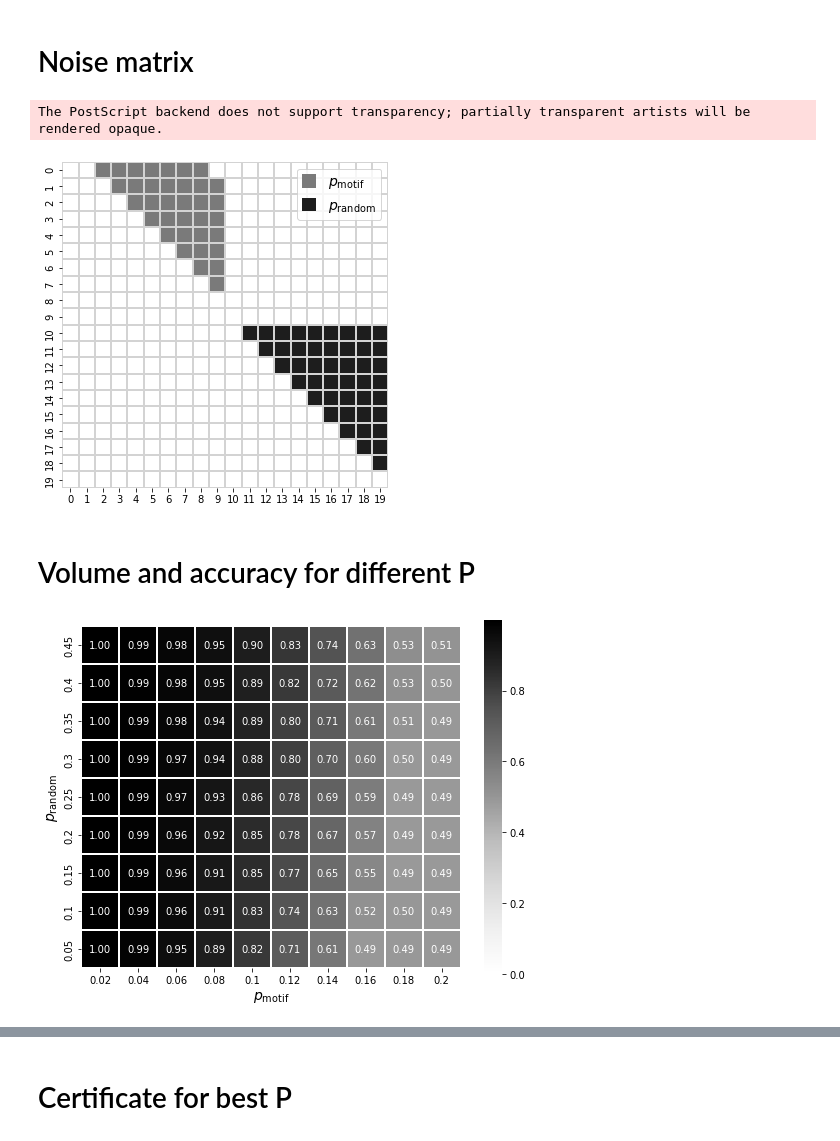
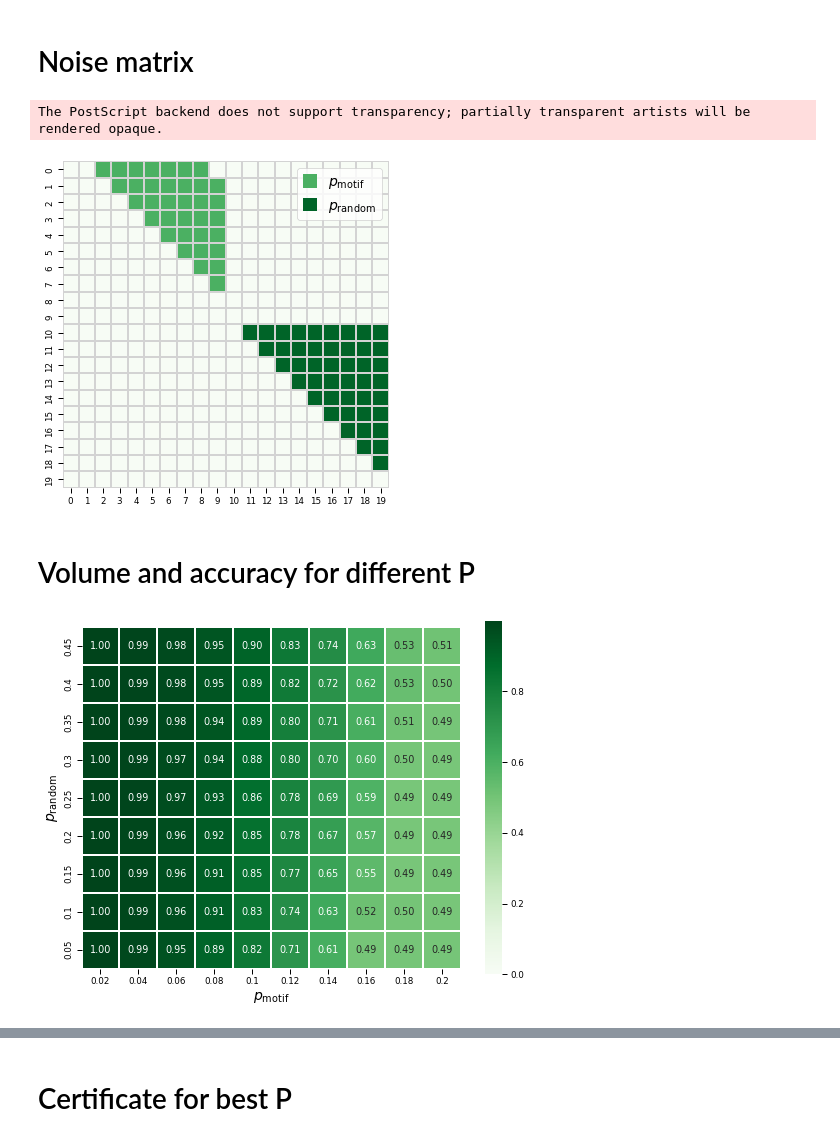
Before and after one commit to pierreosselin/structureaware, a Jupyter notebook: script_kernel/certificates.ipynb, the cells around one changed output, grey strips where cells are left out. Cells and saved outputs as stored; diff of their text form; code cells hidden in the pictures.

```diff
--- a/script_kernel/certificates.ipynb
+++ b/script_kernel/certificates.ipynb
@@ -12,12 +12,17 @@ import seaborn as sns
 import matplotlib.pyplot as plt
 import pickle
 from matplotlib import cm
+import matplotlib as mpl
 import pandas as pd
 import networkx as nx
 from matplotlib import ticker
 from tqdm import tqdm
 from functools import lru_cache
 import scipy
+
+sns.set_context('paper')
+colour_cmap = mpl.colormaps['Greens']
+grey_cmap = mpl.colormaps['Greens']
 # %% [markdown]
 # Settings
 # %%
@@ -135,20 +140,19 @@ noise_matrix[motif_n:, motif_n:] = p2
 # %%
 np.fill_diagonal(noise_matrix, 0.0)
 noise_matrix = np.triu(noise_matrix)
 fig, ax = plt.subplots(figsize=(6, 6))
-sns.heatmap(noise_matrix, square=True, cmap='Greys', linewidths=0.01, cbar=False, ax=ax, vmin=0, vmax=0.5, linecolor='lightgrey', linestyle='dashed')
+sns.heatmap(noise_matrix, square=True, cmap=grey_cmap, linewidths=0.01, cbar=False, ax=ax, vmin=0, vmax=0.5, linecolor='lightgrey', linestyle='dashed')
 
 
-cmap = plt.cm.Greys
 plt.rcParams['legend.handlelength'] = 1
 plt.rcParams['legend.handleheight'] = 1.125
-custom_lines = [plt.Rectangle((0,0), height=20, width=20, linewidth=0, color=cmap(0.3*2)),
-                plt.Rectangle((0,0), height=20, width=20, linewidth=0, color=cmap(0.45*2))]
+custom_lines = [plt.Rectangle((0,0), height=20, width=20, linewidth=0, color=grey_cmap(0.3*2)),
+                plt.Rectangle((0,0), height=20, width=20, linewidth=0, color=grey_cmap(0.45*2))]
 ax.legend(custom_lines, ['$p_\mathregular{motif}$', r'$p_\mathregular{random}$'], fontsize=14)
 fig.savefig('../figures/noise_matrix.eps', format='eps', bbox_inches='tight')
 # %% [output]
 The PostScript backend does not support transparency; partially transparent artists will be rendered opaque.
-[figure, old version]
+[figure, new version]
 # %% [markdown]
 # Volume and accuracy for different P
 # %%
@@ -206,13 +210,13 @@ for i_idx, i in enumerate(p1):
 # %%
 fig, ax = plt.subplots(figsize=(8.5, 6.5))
 minpa = pd.DataFrame(minpa, index=p1, columns=p2)
-sns.heatmap(minpa.T, vmin=0, cmap='Greys', square=True, annot=True, fmt='.2f', linewidth=0.01)
+sns.heatmap(minpa.T, vmin=0, cmap=colour_cmap, square=True, annot=True, fmt='.2f', linewidth=0.01)
 ax.invert_yaxis()
 ax.set_xlabel(r'$p_\mathregular{motif}$', fontsize=14)
 ax.set_ylabel(r'$p_\mathregular{random}$', fontsize=14)
 fig.savefig('../figures/minpa_heatmap.eps', format='eps', bbox_inches='tight')
 # %% [output]
-[figure, old version]
+[figure, new version]
 # %%
 fig, ax = plt.subplots(figsize=(8.5, 6.5))
 score_df = pd.DataFrame(scores, index=p1, columns=p2)
```
Also changed, not shown: parts of 9 cells of this notebook.
